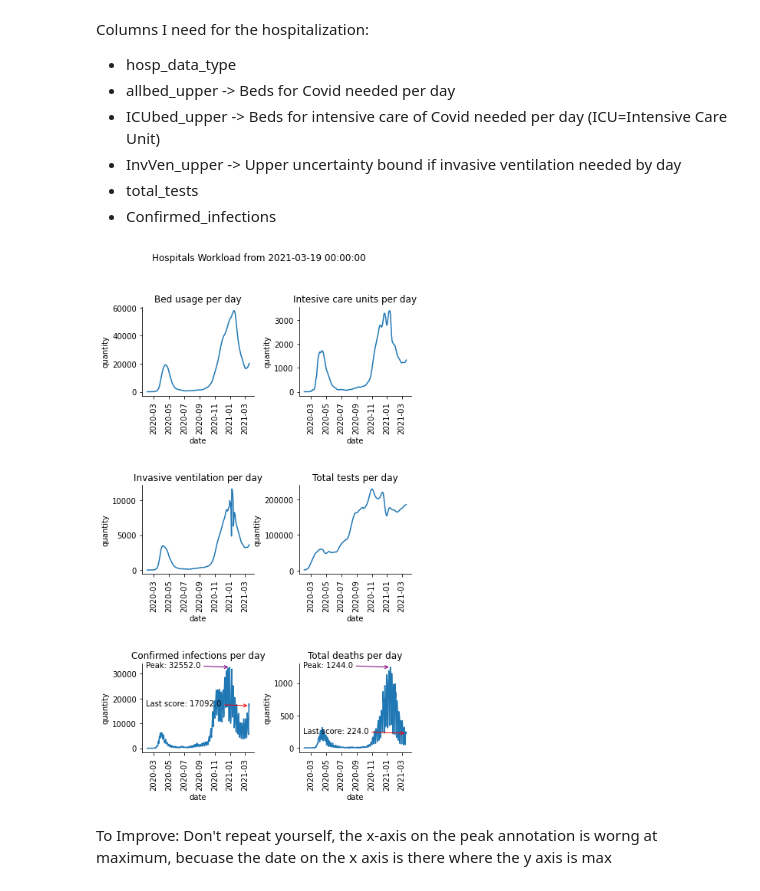
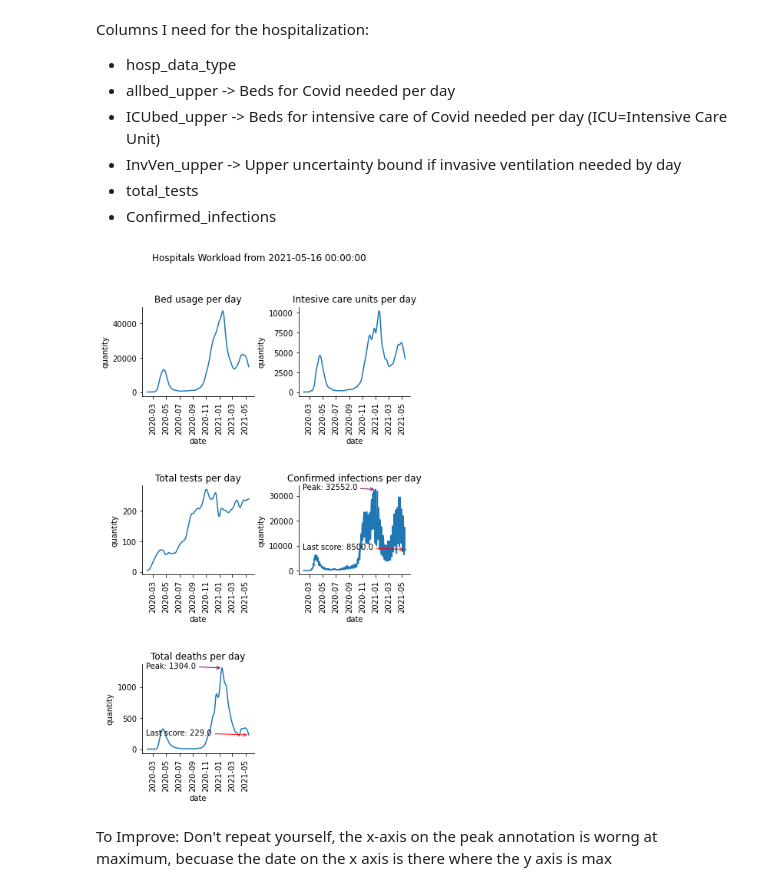
Before and after one commit to SebastianW89/COVID_19_GERMANY, a Jupyter notebook: COVID_WORLD.ipynb, the cells around one changed output. Drawn from its saved outputs; the diff is of its cells as text; code cells hidden in the pictures.

Commit message:
Add files via upload
The data in the source had changed.

```diff
--- a/COVID_WORLD.ipynb
+++ b/COVID_WORLD.ipynb
@@ -22,7 +22,6 @@ pd.set_option("display.max.rows",None)
 path='D:/DataSets/Corona/World'
 
 df_best_masks_hosp=pd.read_csv(path+str('/best_masks_hospitalization_all_locs.csv'),low_memory=False)
-df_new_variant=pd.read_csv(path+str('/new_variant_hospitalization_all_locs.csv'),low_memory=False)
-df_reference_hospitalization=pd.read_csv(path+str('/reference_hospitalization_all_locs.csv'),low_memory=False)
+df_reference_hospitalization=pd.read_csv(path+str('/reference_hospitalization_all_locs.csv'))
 df_summary=pd.read_csv(path+str('/Summary_stats_all_locs.csv'),low_memory=False)
 df_worse_hospitalization=pd.read_csv(path+str('/worse_hospitalization_all_locs.csv'),low_memory=False)
@@ -216,14 +246,17 @@ Columns I need for the hospitalization:
 - Confirmed_infections
 # %%
 #Using melt for a tidy DataFrame which is more usable for FacetGrid
+#I got a change in data, intensive care ventilation got lost, so I comment it out.
+# If some day it appears again, you´ll need to change also the scale from the axex from 0-4 to 0-5.
+#The changed need to be done after the axis[1]
 
 f=pd.melt(df_ref_hos_ger_obs
           ,value_vars=['allbed_upper'
                        ,'ICUbed_upper'
-                       ,'InvVen_upper'
+                       #,'InvVen_upper'
                        ,'total_tests'
                        ,'confirmed_infections'
-                       ,'deaths_upper'
+                       ,'deaths_upper_smoothed'
                       ]
           ,id_vars='date'
          )
@@ -238,15 +271,15 @@ g=g.map(sns.lineplot,'date','value')
 axes=g.axes.flatten()
 axes[0].set_title('Bed usage per day')
 axes[1].set_title('Intesive care units per day')
-axes[2].set_title('Invasive ventilation per day')
-axes[3].set_title('Total tests per day')
-axes[4].set_title('Confirmed infections per day')
-axes[5].set_title('Total deaths per day')
+#axes[2].set_title('Invasive ventilation per day')
+axes[2].set_title('Total tests per day')
+axes[3].set_title('Confirmed infections per day')
+axes[4].set_title('Total deaths per day')
 
 #Make some annotation for better readibility
 ###ATENTION! Don´t repeat yourself. Try to do this in a loop.
 #And further you can put that loop into a funcion to use it later on other data
-axes[4].annotate('Last score: {}'.format(np.around(df_ref_hos_ger_obs['confirmed_infections'].iloc[-1])),
+axes[3].annotate('Last score: {}'.format(np.around(df_ref_hos_ger_obs['confirmed_infections'].iloc[-1])),
                  xy=[
                      df_ref_hos_ger_obs['date'].iloc[-1],
                      np.around(df_ref_hos_ger_obs['confirmed_infections'].iloc[-1])
@@ -255,47 +288,47 @@ axes[4].annotate('Last score: {}'.format(np.around(df_ref_hos_ger_obs['confirmed
                 xytext=('2020-01-30',df_ref_hos_ger_obs['confirmed_infections'].iloc[-1])
                 )
 
-axes[5].annotate('Last score: {}'.format(np.around(df_ref_hos_ger_obs['deaths_upper'].iloc[-1])),
+axes[4].annotate('Last score: {}'.format(np.around(df_ref_hos_ger_obs['deaths_upper_smoothed'].iloc[-1])),
                  xy=[
                      df_ref_hos_ger_obs['date'].iloc[-1],
-                     np.around(df_ref_hos_ger_obs['deaths_upper'].iloc[-1])
+                     np.around(df_ref_hos_ger_obs['deaths_upper_smoothed'].iloc[-1])
                      ],
                 arrowprops={'arrowstyle':'->','color':'red'},
-                xytext=('2020-01-30',df_ref_hos_ger_obs['deaths_upper'].iloc[-1])
+                xytext=('2020-01-30',df_ref_hos_ger_obs['deaths_upper_smoothed'].iloc[-1])
                 )
 
 
 #Define the peaks of eacht plot
 
-axes[4].annotate('Peak: {}'.format(np.around(df_ref_hos_ger_obs['confirmed_infections'].max())),
+axes[3].annotate('Peak: {}'.format(np.around(df_ref_hos_ger_obs['confirmed_infections'].max())),
                  xy=[df_ref_hos_ger_obs['date'][df_ref_hos_ger_obs['confirmed_infections']==df_ref_hos_ger_obs['confirmed_infections'].max()],
                  np.around(df_ref_hos_ger_obs['confirmed_infections'].max())
                  ],
                 arrowprops={'arrowstyle':'->','color':'purple'},
                 xytext=('2020-01-30',df_ref_hos_ger_obs['confirmed_infections'].max())
                 )
 
-axes[5].annotate('Peak: {}'.format(np.around(df_ref_hos_ger_obs['deaths_upper'].max())),
-                 xy=[df_ref_hos_ger_obs['date'][df_ref_hos_ger_obs['deaths_upper']==df_ref_hos_ger_obs['deaths_upper'].max()],
-                     np.around(df_ref_hos_ger_obs['deaths_upper'].max())
+axes[4].annotate('Peak: {}'.format(np.around(df_ref_hos_ger_obs['deaths_upper_smoothed'].max())),
+                 xy=[df_ref_hos_ger_obs['date'][df_ref_hos_ger_obs['deaths_upper_smoothed']==df_ref_hos_ger_obs['deaths_upper_smoothed'].max()],
+                     np.around(df_ref_hos_ger_obs['deaths_upper_smoothed'].max())
                      ],
                 arrowprops={'arrowstyle':'->','color':'purple'},
-                xytext=('2020-01-30',df_ref_hos_ger_obs['deaths_upper'].max())
+                xytext=('2020-01-30',df_ref_hos_ger_obs['deaths_upper_smoothed'].max())
                 )
 
 
 #Change the overall Title and also the x and y axis title on each Subplot. Adjust also the width and the high
 g.fig.suptitle('Hospitals Workload from {}'.format(max(df_ref_hos_ger_obs['date'])),y=1.07)
 g.set(xlabel='date',ylabel='quantity')
 plt.subplots_adjust(hspace=1, wspace=0.4)
 
 
 #Rotate the x-axis by 90 degree
 for ax in g.axes.flat:
     for label in ax.get_xticklabels():
         label.set_rotation(90)
 # %% [output]
-[figure, old version]
+[figure, new version]
 # %% [markdown]
 To Improve: Don't repeat yourself, the x-axis on the peak annotation is worng at maximum, becuase the date on the x axis is there where the y axis is max
 # %% [markdown]
```
Also changed, not shown: parts of 32 cells of this notebook.
